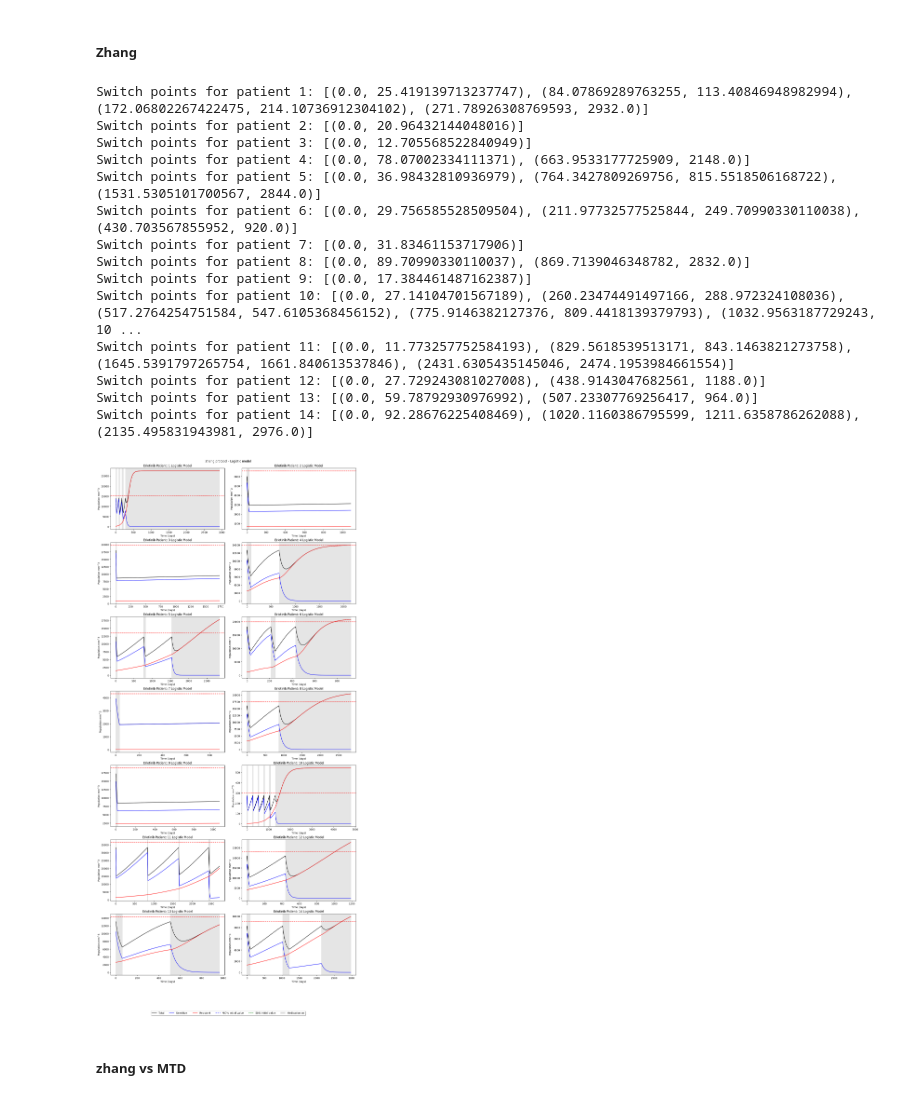
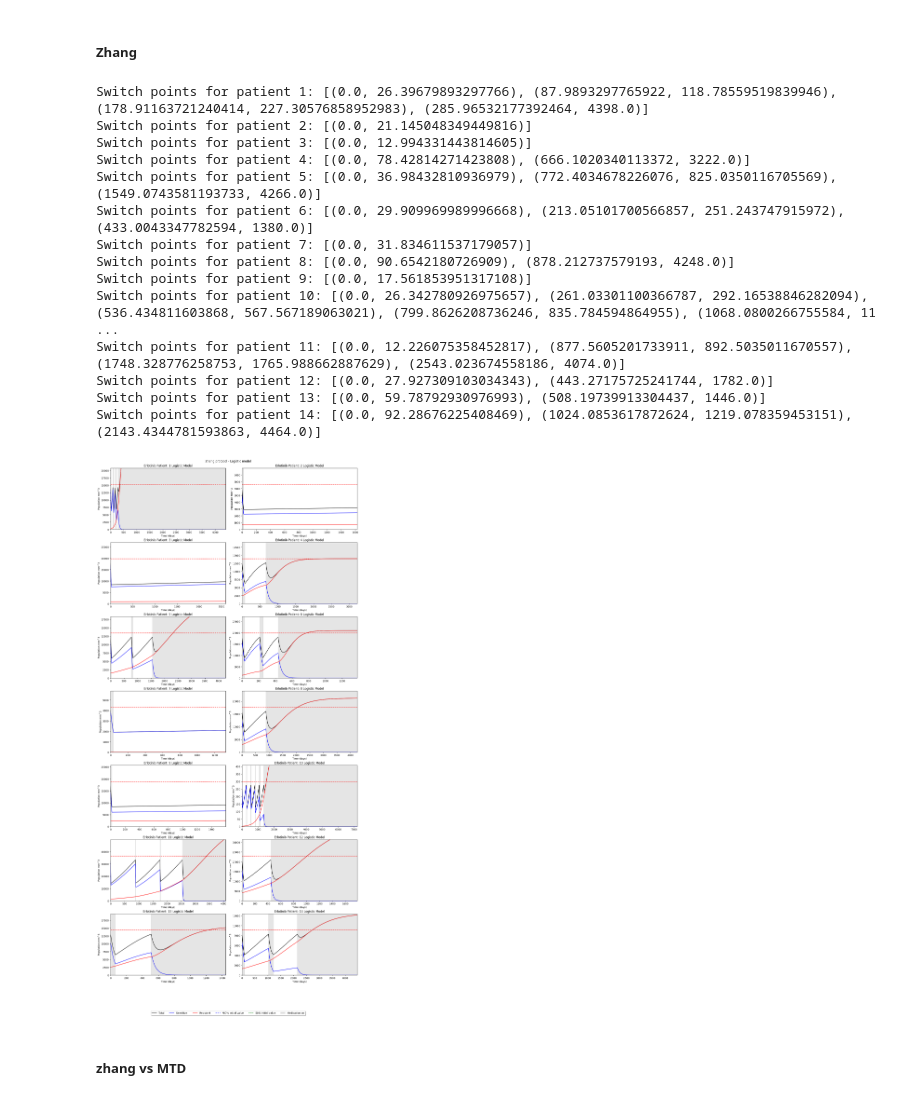
Before and after one commit to hkailas/Erlotinib, a Jupyter notebook: Erlotinib_logistic_free.ipynb, the cells around one changed output. Drawn from its saved outputs; the diff is of its cells as text; code cells hidden in the pictures.

```diff
--- a/Erlotinib_logistic_free.ipynb
+++ b/Erlotinib_logistic_free.ipynb
@@ -432,7 +432,7 @@ n = len(unique_IDs)
 ncols = 2
 nrows = np.ceil(n / ncols).astype(int)
 fig, axs = plt.subplots(nrows, ncols, figsize=(15,30), constrained_layout=True)
-sim_time_factor = 4 ### how much to extend the time
+sim_time_factor = 6 ### how much to extend the time
 
 master_dictionary_copy0 = copy.deepcopy(master_dictionary) # parameters for medication off
 for key in master_dictionary_copy0:
@@ -446,7 +446,7 @@ for index, id in enumerate(unique_IDs, start=0):
     days = df.days[df.ID == id].tolist()
     data = df.Sum_tumor_volume[df.ID == id].tolist()
     switch_off = 0.5*data[0] # switch off medication when tumor volume is half of initial volume
-    switch_on = data[0] # switch on medication when tumor volume is 80% of initial volume
+    switch_on = data[0] # switch on medication when tumor volume is = initial volume
     tspan = np.linspace(0, sim_time_factor*days[-1], 3000)
 
     # Initialize with medication on
@@ -515,53 +515,56 @@ for index, id in enumerate(unique_IDs, start=0):
     ax = axs.flatten()[(index)%len(unique_IDs)]
     #ax.plot(days, data, 'kx', label='Measured Total')
     #ax.axhline(y=0.5*data[0], color='g', linestyle='--') ### 50% line, switch off
-    ax.axhline(y=1.1*data[0], color='r', linestyle='--') ### 80% line, switch on
+    ax.axhline(y=1.1*data[0], color='r', linestyle='--')
     ax.plot(tspan, sum_pops, 'k-', label='Total') # plot logistic model
     ax.plot(tspan, sensitive_values, 'b-', label='Sensitive') # plot logistic model
     ax.plot(tspan, resistant_values, 'r-', label='Resistant')
 
    # Shade regions for all switch points
     for sp in switch_points:
         ax.axvspan(sp[0], sp[1], color='grey', alpha=0.2)
 
     #set axis labels
     ax.set_xlabel('Time (days)')
     ax.set_ylabel('Population mm^3')
     ax.set_title(f'Erlotinib Patient: {index +1} Logistic Model')
+    ax.set_ylim(0, 1.5*data[0])
+    ax.set_xlim(0, tspan[-1])
+
 
 for i in range(index+1, nrows*ncols):
     axs.flatten()[i].axis('off') #hide empty subplots
 
 legend_elements = [
     #Line2D([0], [0], marker='x', color='k', label='Measurement', linestyle='None'),
     Line2D([0], [0], color='k', label='Total'),
     Line2D([0], [0], color='b', label='Sensitive '),
     Line2D([0], [0], color='r', label='Resistant'),
     Line2D([0], [0], color='b', linestyle='--', label='*80% initial value'),
     Line2D([0], [0], color='g', linestyle='--', label='50% initial value'),
     Patch(facecolor='grey', alpha=0.3, label='Medication on')
 ]
 
 fig.legend(handles=legend_elements, loc='upper center', bbox_to_anchor=(0.5, -0.05),
 fancybox=True, shadow=True, ncol=7)
 fig.suptitle('Zhang protocol - Logistic model')
 plt.show()
 # %% [output]
-Switch points for patient 1: [(0.0, 25.419139713237747), (84.07869289763255, 113.40846948982994), (172.06802267422475, 214.10736912304102), (271.78926308769593, 2932.0)]
-Switch points for patient 2: [(0.0, 20.96432144048016)]
-Switch points for patient 3: [(0.0, 12.705568522840949)]
-Switch points for patient 4: [(0.0, 78.07002334111371), (663.9533177725909, 2148.0)]
-Switch points for patient 5: [(0.0, 36.98432810936979), (764.3427809269756, 815.5518506168722), (1531.5305101700567, 2844.0)]
-Switch points for patient 6: [(0.0, 29.756585528509504), (211.97732577525844, 249.70990330110038), (430.703567855952, 920.0)]
-Switch points for patient 7: [(0.0, 31.83461153717906)]
-Switch points for patient 8: [(0.0, 89.70990330110037), (869.7139046348782, 2832.0)]
-Switch points for patient 9: [(0.0, 17.384461487162387)]
-Switch points for patient 10: [(0.0, 27.14104701567189), (260.23474491497166, 288.972324108036), (517.2764254751584, 547.6105368456152), (775.9146382127376, 809.4418139379793), (1032.9563187729243, 10 ...
-Switch points for patient 11: [(0.0, 11.773257752584193), (829.5618539513171, 843.1463821273758), (1645.5391797265754, 1661.840613537846), (2431.6305435145046, 2474.1953984661554)]
-Switch points for patient 12: [(0.0, 27.729243081027008), (438.9143047682561, 1188.0)]
-Switch points for patient 13: [(0.0, 59.78792930976992), (507.23307769256417, 964.0)]
-Switch points for patient 14: [(0.0, 92.28676225408469), (1020.1160386795599, 1211.6358786262088), (2135.495831943981, 2976.0)]
+Switch points for patient 1: [(0.0, 26.39679893297766), (87.9893297765922, 118.78559519839946), (178.91163721240414, 227.30576858952983), (285.96532177392464, 4398.0)]
+Switch points for patient 2: [(0.0, 21.145048349449816)]
+Switch points for patient 3: [(0.0, 12.994331443814605)]
+Switch points for patient 4: [(0.0, 78.42814271423808), (666.1020340113372, 3222.0)]
+Switch points for patient 5: [(0.0, 36.98432810936979), (772.4034678226076, 825.0350116705569), (1549.0743581193733, 4266.0)]
+Switch points for patient 6: [(0.0, 29.909969989996668), (213.05101700566857, 251.243747915972), (433.0043347782594, 1380.0)]
+Switch points for patient 7: [(0.0, 31.834611537179057)]
+Switch points for patient 8: [(0.0, 90.6542180726909), (878.212737579193, 4248.0)]
+Switch points for patient 9: [(0.0, 17.561853951317108)]
+Switch points for patient 10: [(0.0, 26.342780926975657), (261.03301100366787, 292.16538846282094), (536.434811603868, 567.567189063021), (799.8626208736246, 835.784594864955), (1068.0800266755584, 11 ...
+Switch points for patient 11: [(0.0, 12.226075358452817), (877.5605201733911, 892.5035011670557), (1748.328776258753, 1765.988662887629), (2543.023674558186, 4074.0)]
+Switch points for patient 12: [(0.0, 27.927309103034343), (443.27175725241744, 1782.0)]
+Switch points for patient 13: [(0.0, 59.78792930976993), (508.19739913304437, 1446.0)]
+Switch points for patient 14: [(0.0, 92.28676225408469), (1024.0853617872624, 1219.078359453151), (2143.4344781593863, 4464.0)]
-[figure, old version]
+[figure, new version]
 # %% [markdown]
 ##### zhang vs MTD
 # %%
```
Also changed, not shown: parts of 1 cell of this notebook.
